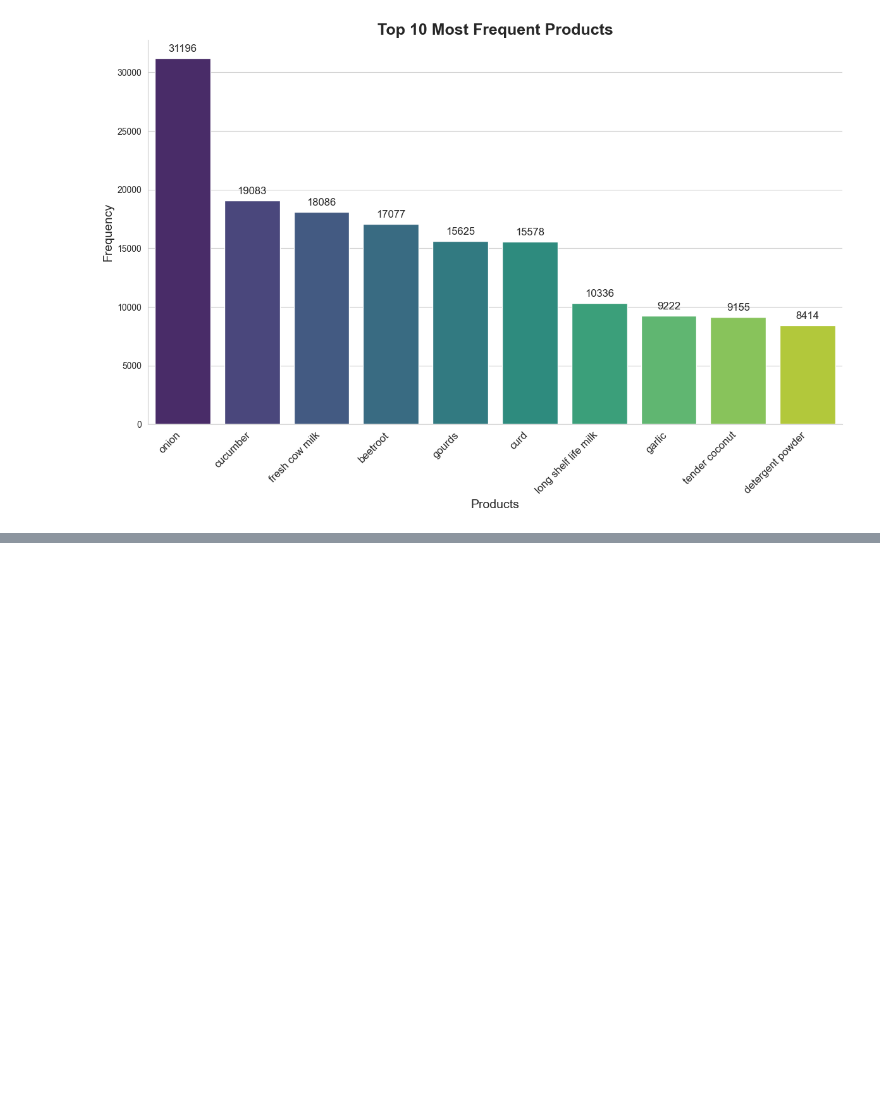
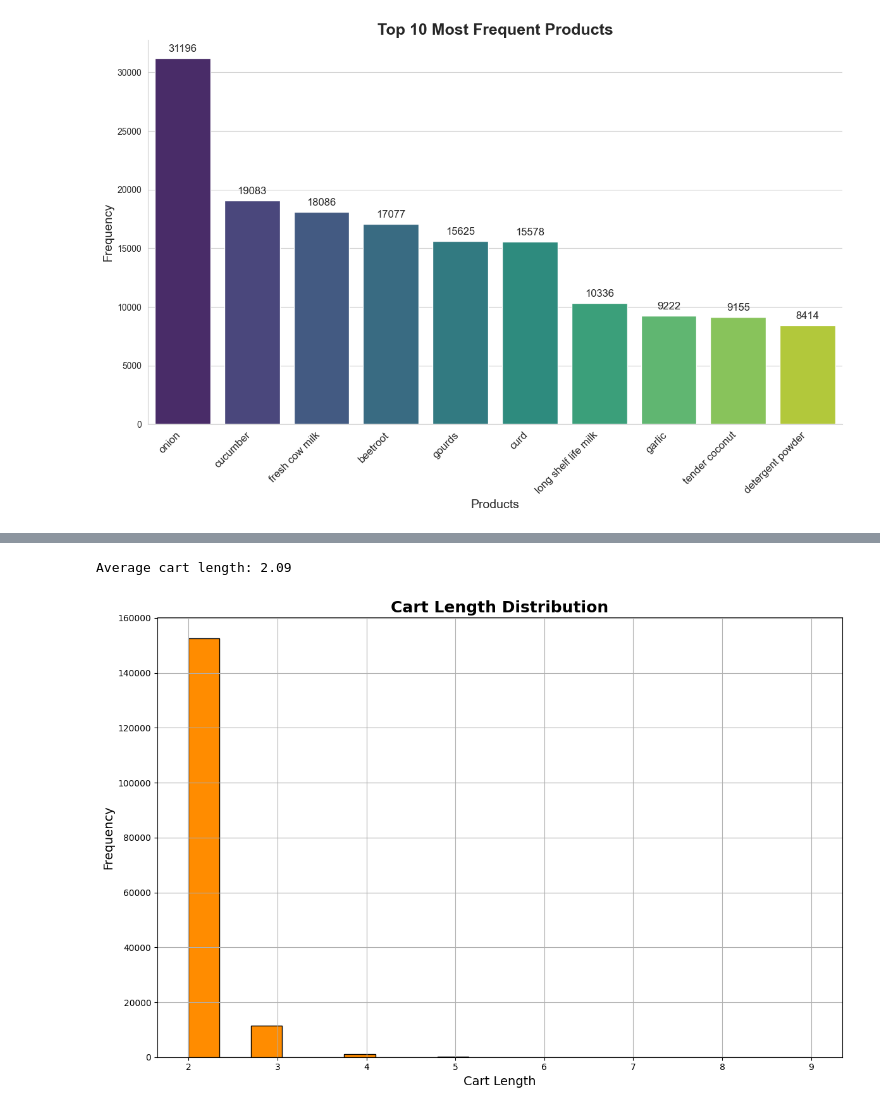
Before and after one commit to ayush4ise/Zepto-Recommendation-Case-Study, a Jupyter notebook: eda.ipynb, the cells around one changed output, grey strips where cells are left out. Saved outputs shown, nothing was run; the diff lists cells and outputs as text; code cells hidden in the pictures; blank space fills up the shorter version.

```diff
--- a/eda.ipynb
+++ b/eda.ipynb
@@ -116,0 +172,18 @@ rules.head()
+# %%
+# Average cart length
+average_cart_length = basket_sets.sum(axis=1).mean()
+print(f"Average cart length: {average_cart_length:.2f}")
+# %% [output]
+Average cart length: 2.09
+# %%
+# Cart Length Distribution
+plt.figure(figsize=(12, 8))
+plt.hist(basket_sets.sum(axis=1), bins=20, color='darkorange', edgecolor='black')
+plt.xlabel('Cart Length', fontsize=14)
+plt.ylabel('Frequency', fontsize=14)
+plt.title('Cart Length Distribution', fontsize=18, fontweight='bold')
+plt.grid(True)
+plt.tight_layout()
+plt.show()
+# %% [output]
+[figure, added]
```
Also changed, not shown: parts of 3 cells of this notebook.
